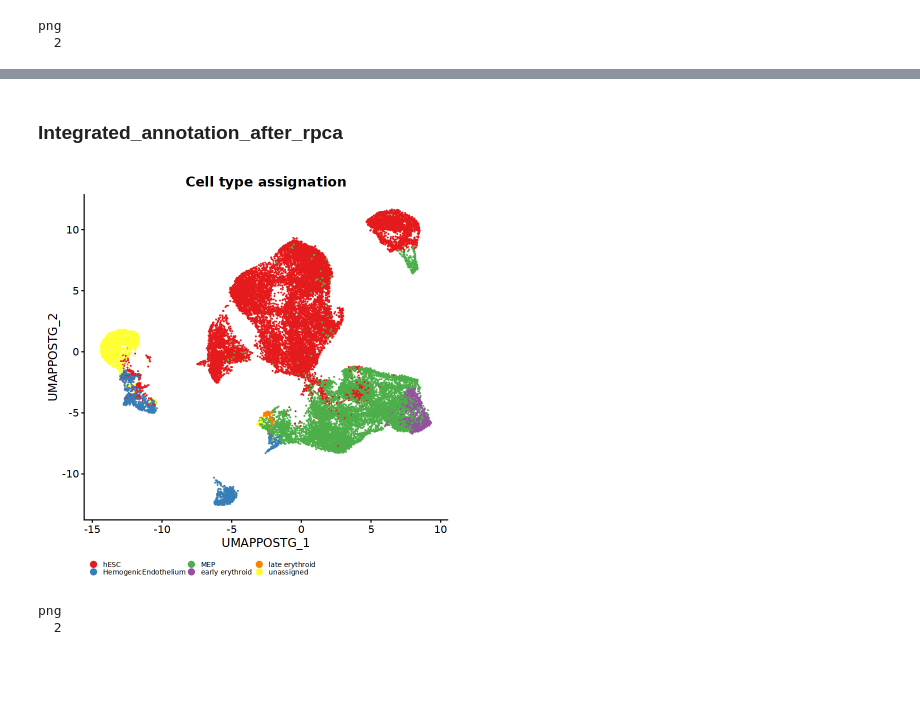
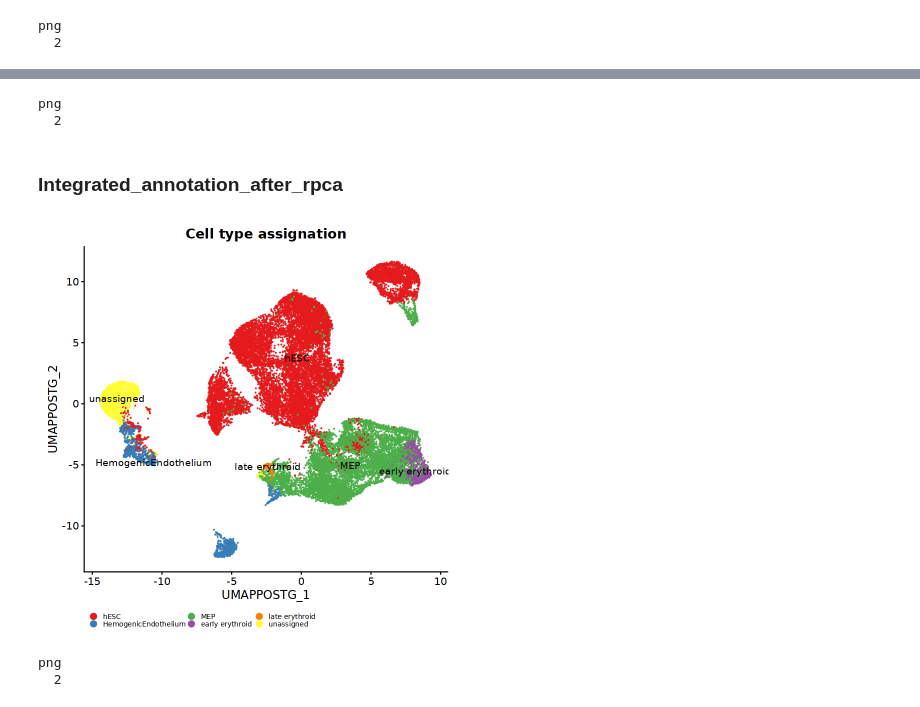
Before and after one commit to manueltar/hESC_MK_scRNAseq_10X, a Jupyter notebook: Jupyter_notebook/Post_G_final_cell_annotation.ipynb, the cells around one changed output, grey strips where cells are left out. Drawn from its saved outputs; the diff is of its cells as text; code cells hidden in the pictures; blank space fills up the shorter version.

Commit message:
updated UMAP plots

```diff
--- a/Jupyter_notebook/Post_G_final_cell_annotation.ipynb
+++ b/Jupyter_notebook/Post_G_final_cell_annotation.ipynb
@@ -976,24 +997,32 @@ png
+# %%
+setwd(path_graphs)
+png(file='UMAP_POST_G_seurat_clusters.png')
+p3  & theme(plot.title = element_text(hjust = 0.5))
+dev.off()
+# %% [output]
+png
+  2
 # %% [markdown]
 ### Integrated_annotation_after_rpca
 # %%
 p3 <- DimPlot(adata, reduction = "UMAP_POST_G", group.by = "Integrated_annotation_after_rpca",
-              label = FALSE, cols=vector_colors)
+              label = TRUE, cols=vector_colors)
 
 p3<-p3+
     ggtitle("Cell type assignation")+
     theme(legend.title = element_blank(),
                   legend.text = element_text(size=8, color="black", family="sans"),
                   legend.key.size = unit(0.25, 'cm'), #change legend key size
                   legend.key.height = unit(0.25, 'cm'), #change legend key height
                   legend.key.width = unit(0.25, 'cm'), #change legend key width
                   legend.position="bottom")+
             guides(fill=guide_legend(nrow=5,byrow=TRUE))
 
 p3
 
 #LabelClusters(p3, id = "Integrated_annotation_after_rpca",  fontface = "bold", color = "black")+
 # %% [output]
-[figure, old version]
+[figure, new version]
 # %%
 setwd(path_graphs)
 png(file='UMAP_POST_G_Integrated_annotation_after_rpca.png')
```
Also changed, not shown: parts of 2 cells of this notebook.
